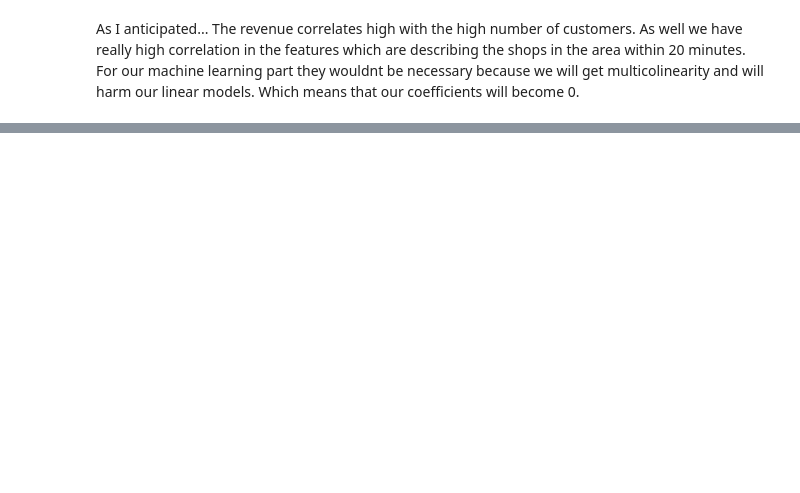
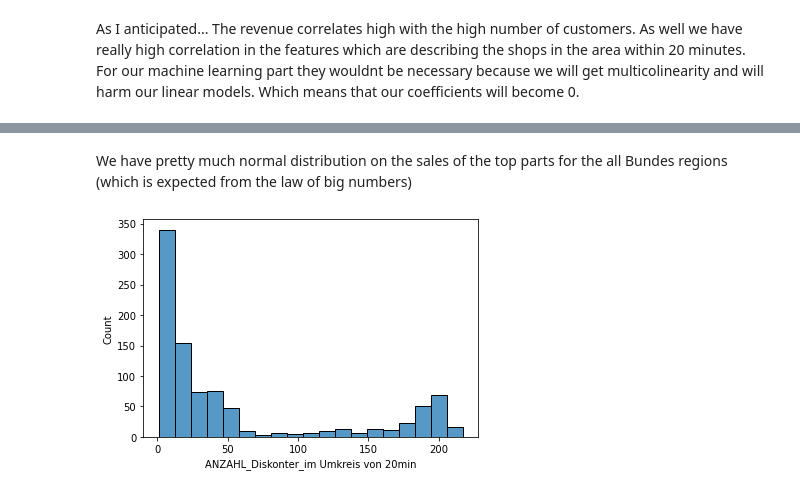
Before and after one commit to pythonTedo/Jo-CustemerCard, a Jupyter notebook: datainspect.ipynb, the cells around one changed output, grey strips where cells are left out. Drawn from its saved outputs; the diff is of its cells as text; code cells hidden in the pictures; blank space fills up the shorter version.

```diff
--- a/datainspect.ipynb
+++ b/datainspect.ipynb
@@ -95,0 +120,7 @@ As I anticipated... The revenue correlates high with the high number of customer
+# %% [markdown]
+We have pretty much normal distribution on the sales of the top parts for the all Bundes regions (which is expected from the law of big numbers)
+# %%
+sns.histplot(df["ANZAHL_Diskonter_im Umkreis von 20min"])
+plt.show()
+# %% [output]
+[figure, added]
```
Also changed, not shown: parts of 26 cells of this notebook, 1 other file.
